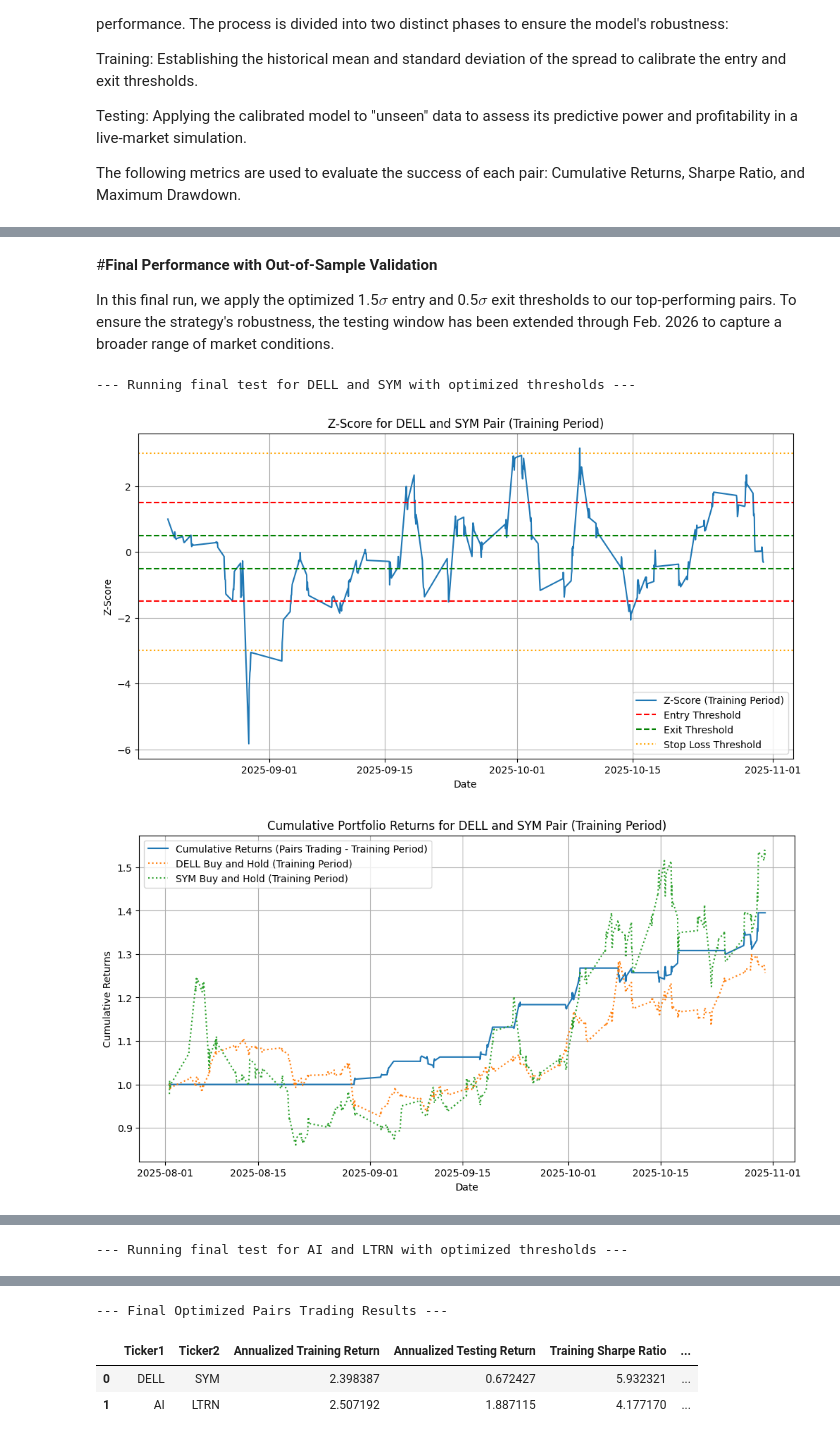
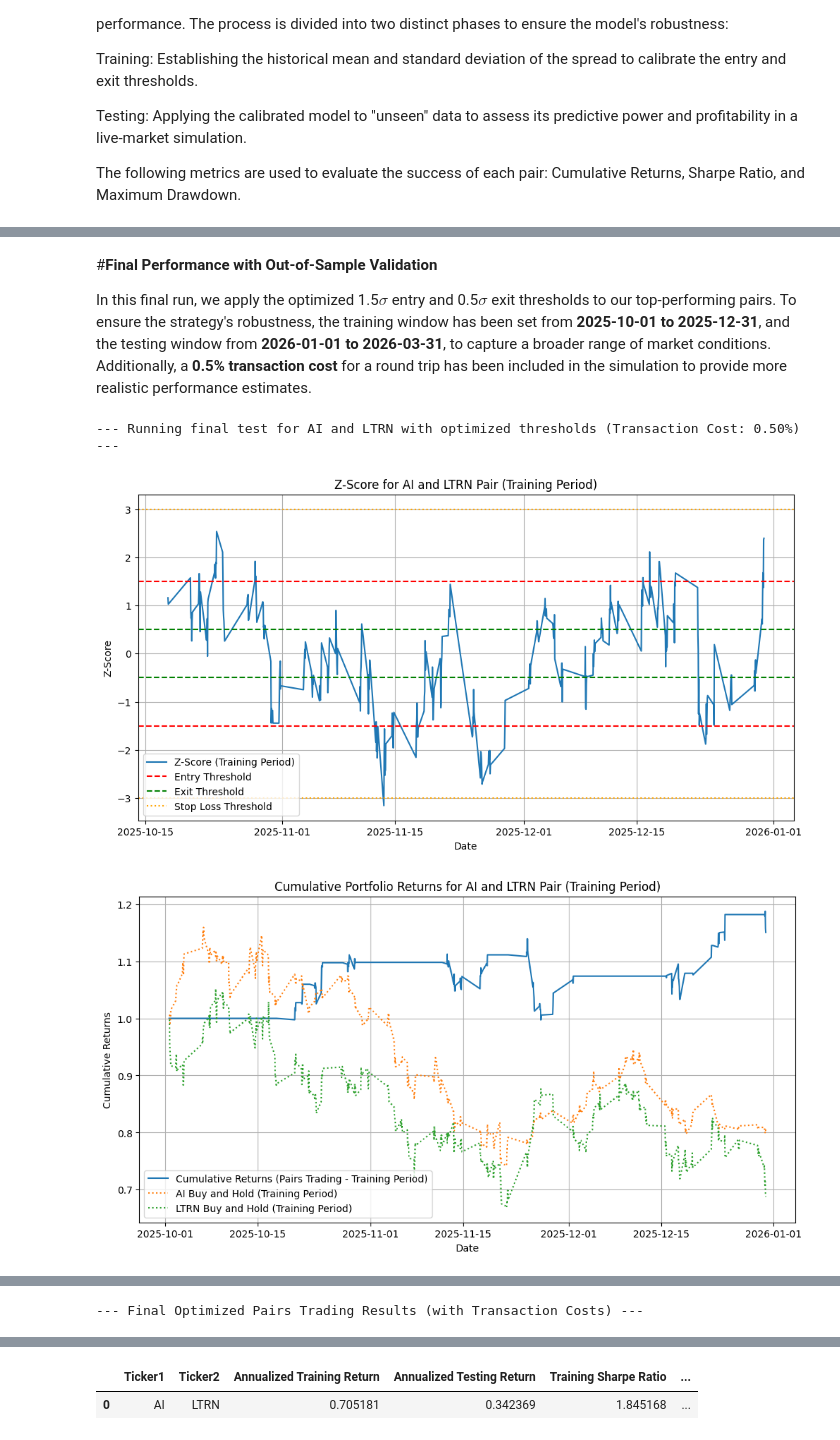
Before and after one commit to GadiSap/Statistical-Arbitrage-Backtester, a Jupyter notebook: AI_Sector_Statistical_Arbitrage_Framework.ipynb, the cells around one changed output, grey strips where cells are left out. Drawn from its saved outputs; the diff is of its cells as text; code cells hidden in the pictures.

```diff
--- a/AI_Sector_Statistical_Arbitrage_Framework.ipynb
+++ b/AI_Sector_Statistical_Arbitrage_Framework.ipynb
@@ -508,9 +516,9 @@ AI / LTRN (Index 33): Selected for its remarkable performance symmetry. The Shar
 entry_thresholds=[1, 1.5, 2]
 # Define a list of exit threshold values to test.
 # These thresholds are Z-score values that trigger a trade exit, usually closer to zero than entry thresholds.
-exit_thresholds=[0.5, 1]
+exit_thresholds=[0.2, 0.5, 1]
 # Specify the tickers of the stock pairs to be analyzed.
-pairs_final = [['DELL', 'SYM'], ['AI', 'LTRN']]
+pairs_final = [['AI',	'LTRN']]
 
 # Initialize an empty list to store comprehensive results for all combinations
 df_all_threshold_results = []
@@ -544,7 +552,7 @@ for pair in pairs_final:
 # Create a Pandas DataFrame from the 'df_all_threshold_results' list and print it
 df_results_summary = pd.DataFrame(df_all_threshold_results)
 print("\n--- Summary of All Tested Threshold Combinations for Pairs Trading ---")
-df_results_summary.head(20)
+df_results_summary.head(50)
 # %% [output]
 --- Summary of All Tested Threshold Combinations for Pairs Trading ---
 |  | Ticker1 | Ticker2 | Entry Threshold | Exit Threshold | Annualized Training Return | Annualized Testing Return | ... |
@@ -579,60 +582,55 @@ Following a grid search across multiple Z-score configurations, the following en
 # %% [markdown]
 #**Final Performance with Out-of-Sample Validation**
 
-In this final run, we apply the optimized 1.5$\sigma$ entry and 0.5$\sigma$ exit thresholds to our top-performing pairs. To ensure the strategy's robustness, the testing window has been extended through Feb. 2026 to capture a broader range of market conditions.
+In this final run, we apply the optimized 1.5$\sigma$ entry and 0.5$\sigma$ exit thresholds to our top-performing pairs. To ensure the strategy's robustness, the training window has been set from **2025-10-01 to 2025-12-31**, and the testing window from **2026-01-01 to 2026-03-31**, to capture a broader range of market conditions. Additionally, a **0.5% transaction cost** for a round trip has been included in the simulation to provide more realistic performance estimates.
 # %%
-optimized_parameters = [{'Pair': ['DELL', 'SYM'],
-  'Best Entry Threshold': 1.5,
-  'Best Exit Threshold': 0.5,},
- {'Pair': ['AI', 'LTRN'],
+optimized_parameters = [  {'Pair': ['AI',	'LTRN'],
   'Best Entry Threshold': 1.5,
   'Best Exit Threshold': 0.5,}]
+# Define the transaction cost for a round trip (open and close one position)
+transaction_cost_per_round_trip = 0.005 # 0.5%
 # Iterate through the optimized parameters for each pair
 final_results_table = []
 
 for params in optimized_parameters:
     entry_threshold = params['Best Entry Threshold']
     exit_threshold = params['Best Exit Threshold']
     tick1 = params['Pair'][0]
     tick2 = params['Pair'][1]
 
     # Now, execute the 'test_pairs_trading_thesis' function one final time with the optimized entry and exit thresholds.
     # This call uses the best thresholds found previously and sets 'plotting=True' to visualize the results.
-    print(f"\n--- Running final test for {tick1} and {tick2} with optimized thresholds ---")
-    train_ret, test_ret, ret_tick1, ret_tick2, ret_tick1_new, ret_tick2_new, _, _, _, _, sharpe_ratio_training, max_drawdown_training, sharpe_ratio_testing, max_drawdown_testing = \
+    print(f"\n--- Running final test for {tick1} and {tick2} with optimized thresholds (Transaction Cost: {transaction_cost_per_round_trip*100:.2f}%) ---")
+    train_ret, test_ret, ret_tick1, ret_tick2, ret_tick1_new, ret_tick2_new, _, _, num_entry_trades_training, num_entry_trades_testing, sharpe_ratio_training, max_drawdown_training, sharpe_ratio_testing, max_drawdown_testing = \
         test_pairs_trading_thesis(df_AI, tick1, tick2,
                                   coint_pvalue=0, # Cointegration p-value is not used in this specific function call for strategy calculation, set to 0.
                                   coint_score=0,  # Cointegration score is not used in this specific function call, set to 0.
                                   entry_threshold=entry_threshold,
                                   exit_threshold=exit_threshold,
-                                  testing_end_date = '2026-02-28', # testing data is extended to use out-of-Sample data
-                                  plotting=True)
-
-    # print(f"Results for {tick1}/{tick2} (Entry: {entry_threshold}, Exit: {exit_threshold}):")
-    # if train_ret is not None:
-    #     print(f"  Training Period Return: {train_ret:.4f}")
-    #     print(f"  Training Period Sharpe Ratio: {sharpe_ratio_training:.4f}")
-    #     print(f"  Training Period Max Drawdown: {max_drawdown_training:.4f}")
-    # if test_ret is not None:
-    #     print(f"  Testing Period Return: {test_ret:.4f}")
-    #     print(f"  Testing Period Sharpe Ratio: {sharpe_ratio_testing:.4f}")
-    #     print(f"  Testing Period Max Drawdown: {max_drawdown_testing:.4f}")
+                                  training_start_date = '2025-10-01',
+                                  training_end_date = '2025-12-31',
+                                  testing_start_date = '2026-01-01',
+                                  testing_end_date = '2026-03-31',
+                                  plotting=True,
+                                  transaction_cost_per_round_trip=transaction_cost_per_round_trip)
 
     final_results_table.append({
         'Ticker1': tick1,
         'Ticker2': tick2,
         'Annualized Training Return': train_ret,
         'Annualized Testing Return': test_ret,
         'Training Sharpe Ratio': sharpe_ratio_training,
         'Testing Sharpe Ratio': sharpe_ratio_testing,
         'Training Max Drawdown': max_drawdown_training,
-        'Testing Max Drawdown': max_drawdown_testing
+        'Testing Max Drawdown': max_drawdown_testing,
+        'Training Entry Trades': num_entry_trades_training,
+        'Testing Entry Trades': num_entry_trades_testing
     })
 
 df_final_results = pd.DataFrame(final_results_table)
-print("\n--- Final Optimized Pairs Trading Results ---")
+print("\n--- Final Optimized Pairs Trading Results (with Transaction Costs) ---")
 df_final_results.head()
 # %% [output]
---- Running final test for DELL and SYM with optimized thresholds ---
+--- Running final test for AI and LTRN with optimized thresholds (Transaction Cost: 0.50%) ---
-[figure, old version]
+[figure, new version]
-[figure, old version]
+[figure, new version]
@@ -641 +639 @@ df_final_results.head()
---- Running final test for AI and LTRN with optimized thresholds ---
+--- Final Optimized Pairs Trading Results (with Transaction Costs) ---
@@ -646,7 +640,5 @@ df_final_results.head()
---- Final Optimized Pairs Trading Results ---
 |  | Ticker1 | Ticker2 | Annualized Training Return | Annualized Testing Return | Training Sharpe Ratio | ... |
-| 0 | DELL | SYM | 2.398387 | 0.672427 | 5.932321 | ... |
-| 1 | AI | LTRN | 2.507192 | 1.887115 | 4.177170 | ... |
+| 0 | AI | LTRN | 0.705181 | 0.342369 | 1.845168 | ... |
 # %% [markdown]
 ## **Final Performance Summary: Out-of-Sample Validation**
 
```
Also changed, not shown: parts of 10 cells of this notebook.
